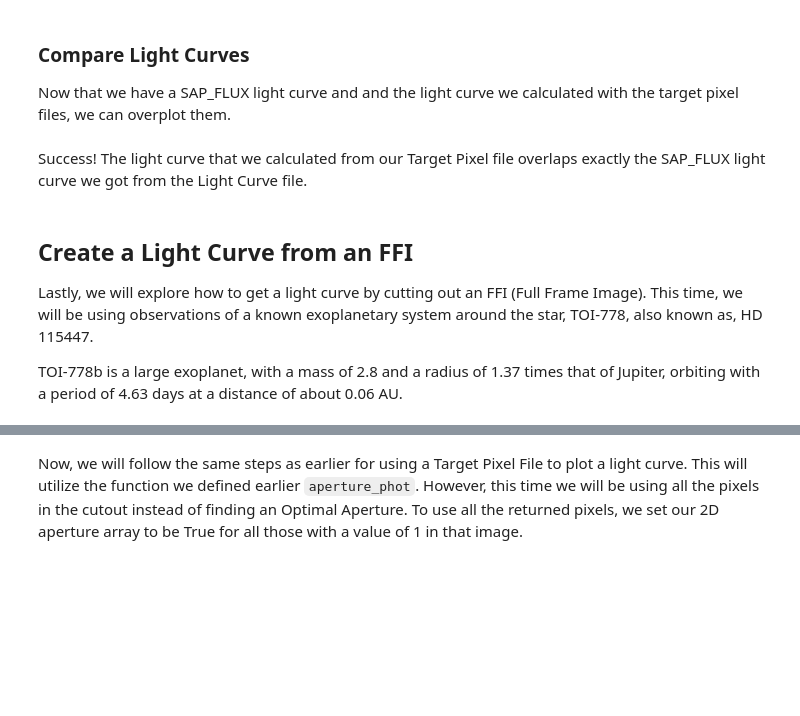
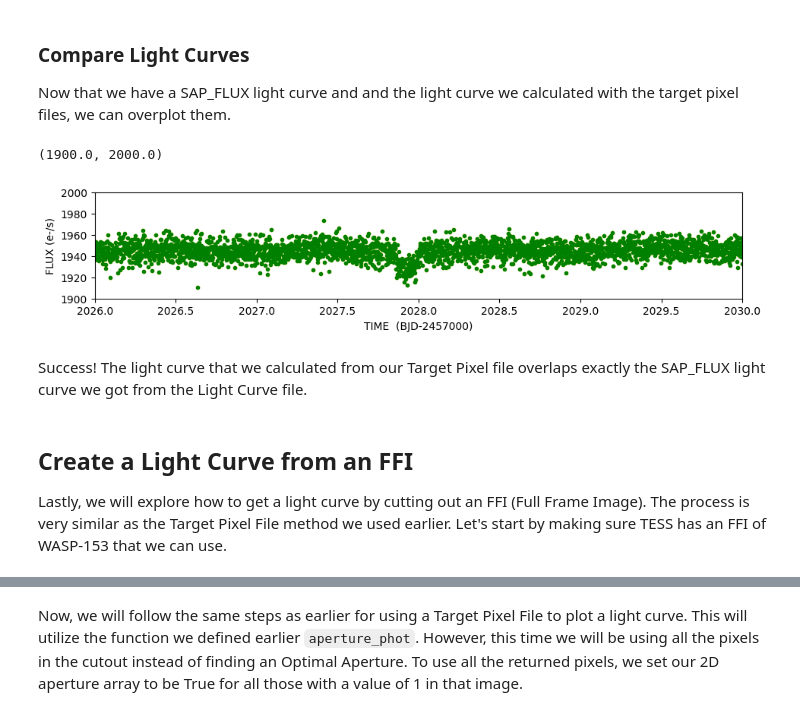
Before and after one commit to spacetelescope/project-tikebook, a Jupyter notebook: notebooks/01-lightcurves/01-Lightcurves.ipynb, the cells around one changed output, grey strips where cells are left out. Saved outputs shown, nothing was run; the diff lists cells and outputs as text; code cells hidden in the pictures; blank space fills up the shorter version.

```diff
--- a/notebooks/01-lightcurves/01-Lightcurves.ipynb
+++ b/notebooks/01-lightcurves/01-Lightcurves.ipynb
@@ -206,15 +292,18 @@ Now that we have a SAP_FLUX light curve and and the light curve we calculated wi
 # %%
 fig = plt.figure(figsize = (11,4))
 fig.add_subplot(211)
 plt.plot(time_lc, sapflux, ".", color = "gold")
 plt.plot(time, flux,'.', color = "green")
 plt.ylabel("FLUX (e-/s)")
 plt.xlabel('TIME  (BJD-2457000)')
+plt.xlim(2026,2030)
+plt.ylim(1900,2000)
+# %% [output]
+(1900.0, 2000.0)
+[figure, added]
 # %% [markdown]
 Success! The light curve that we calculated from our Target Pixel file overlaps exactly the SAP_FLUX light curve we got from the Light Curve file.
 # %% [markdown]
 ## Create a Light Curve from an FFI
-Lastly, we will explore how to get a light curve by cutting out an FFI (Full Frame Image). This time, we will be using observations of a known exoplanetary system around the star, TOI-778, also known as, HD 115447.
-
-TOI-778b is a large exoplanet, with a mass of 2.8 and a radius of 1.37 times that of Jupiter, orbiting with a period of 4.63 days at a distance of about 0.06 AU.
+Lastly, we will explore how to get a light curve by cutting out an FFI (Full Frame Image). The process is very similar as the Target Pixel File method we used earlier. Let's start by making sure TESS has an FFI of WASP-153 that we can use.
 # %%
```
Also changed, not shown: parts of 24 cells of this notebook.
